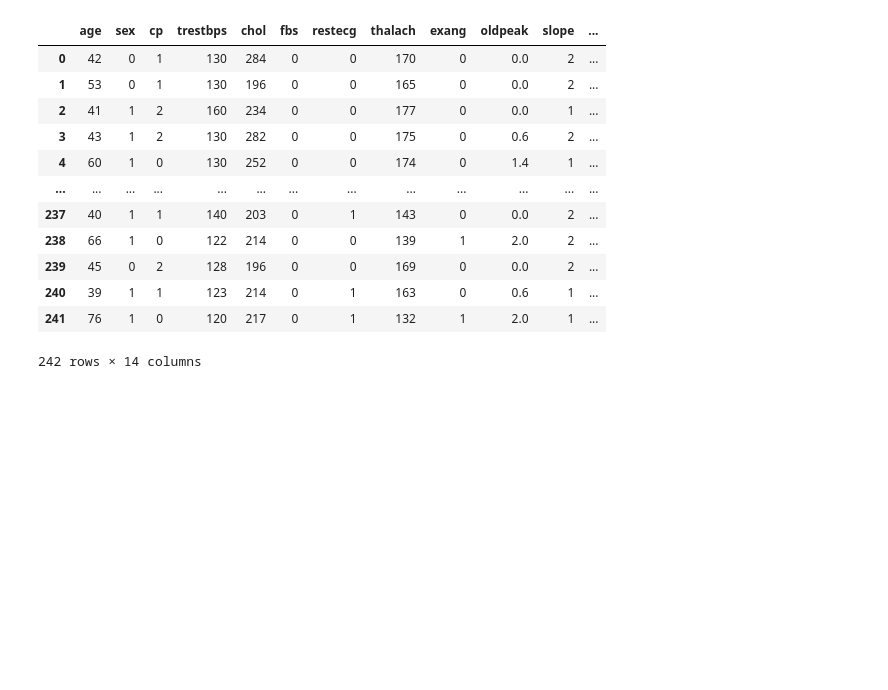
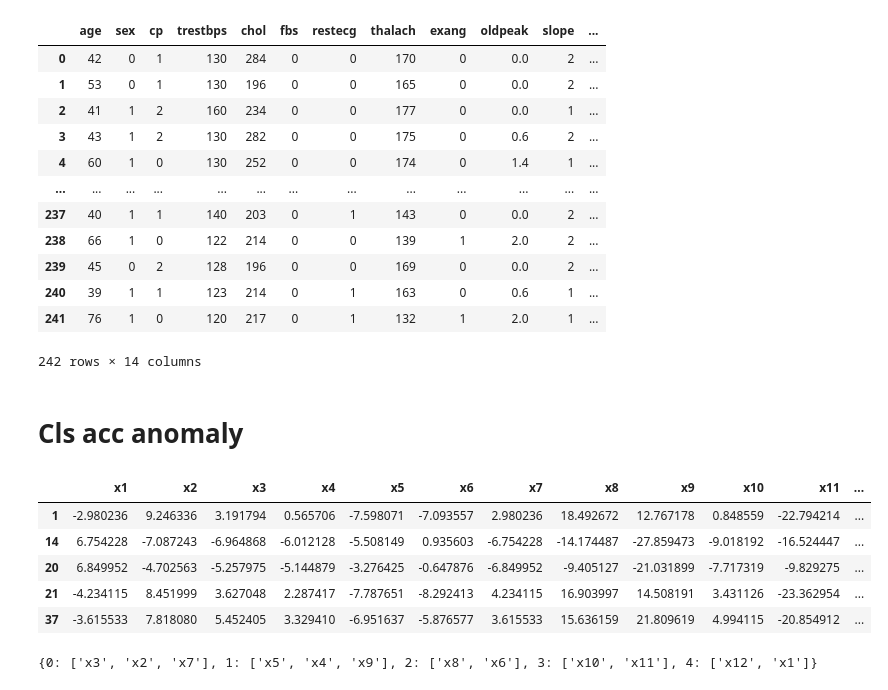
Before and after one commit to notna07/disjoint-synthetic-data-generation, a Jupyter notebook: 00_tutorial.ipynb, the cells around one changed output. Saved outputs shown, nothing was run; the diff lists cells and outputs as text; code cells hidden in the pictures; blank space fills up the shorter version.

```diff
--- a/00_tutorial.ipynb
+++ b/00_tutorial.ipynb
@@ -221,3 +225,62 @@ Predicted good joins fraction: 0.012345679012345678
 | 240 | 39 | 1 | 1 | 123 | 214 | 0 | 1 | 163 | 0 | 0.6 | 1 | ... |
 | 241 | 76 | 1 | 0 | 120 | 217 | 0 | 1 | 132 | 1 | 2.0 | 1 | ... |
 242 rows × 14 columns
+# %% [markdown]
+# Cls acc anomaly
+# %%
+import pandas as pd
+from sklearn.datasets import make_blobs
+
+X1 = make_blobs(n_samples=250, n_features=6, centers=3, random_state=42)[0]
+X1 = pd.DataFrame(X1, columns=['x1', 'x2', 'x3', 'x4', 'x5', 'x6'])
+
+X2 = X1.copy()
+X2 = X2.multiply([-1, 2, 4, 1.5, 3, 6], axis=1)
+X2.columns = ['x7', 'x8', 'x9', 'x10', 'x11', 'x12']
+
+df = pd.concat([X1, X2], axis=1).reset_index(drop=True)
+
+df_train = df.sample(frac=0.8, random_state=42)
+df_test = df.drop(df_train.index)
+df_test.head()
+# %% [output]
+|  | x1 | x2 | x3 | x4 | x5 | x6 | x7 | x8 | x9 | x10 | x11 | ... |
+| 1 | -2.980236 | 9.246336 | 3.191794 | 0.565706 | -7.598071 | -7.093557 | 2.980236 | 18.492672 | 12.767178 | 0.848559 | -22.794214 | ... |
+| 14 | 6.754228 | -7.087243 | -6.964868 | -6.012128 | -5.508149 | 0.935603 | -6.754228 | -14.174487 | -27.859473 | -9.018192 | -16.524447 | ... |
+| 20 | 6.849952 | -4.702563 | -5.257975 | -5.144879 | -3.276425 | -0.647876 | -6.849952 | -9.405127 | -21.031899 | -7.717319 | -9.829275 | ... |
+| 21 | -4.234115 | 8.451999 | 3.627048 | 2.287417 | -7.787651 | -8.292413 | 4.234115 | 16.903997 | 14.508191 | 3.431126 | -23.362954 | ... |
+| 37 | -3.615533 | 7.818080 | 5.452405 | 3.329410 | -6.951637 | -5.876577 | 3.615533 | 15.636159 | 21.809619 | 4.994115 | -20.854912 | ... |
+# %%
+import numpy as np
+import pandas as pd
+from itertools import cycle
+from sklearn.cluster import SpectralClustering
+
+def separate_into_buckets(data: pd.DataFrame, n_buckets: int):
+    corr_matrix = data.corr().abs()  # Absolute correlation matrix
+    np.fill_diagonal(corr_matrix.values, 0)  # Remove self-correlations
+
+    # Apply Spectral Clustering to separate correlated features
+    clustering = SpectralClustering(n_clusters=n_buckets, affinity='precomputed', assign_labels='kmeans', random_state=42)
+    labels = clustering.fit_predict(1 - corr_matrix)  # Convert correlation to distance
+
+    # Collect features by cluster
+    clusters = {}
+    for feature, cluster in zip(data.columns, labels):
+        clusters.setdefault(cluster, []).append(feature)
+
+    # Redistribute features into approximately equal-sized buckets
+    sorted_clusters = sorted(clusters.values(), key=len, reverse=True)
+    buckets = {i: [] for i in range(n_buckets)}
+    bucket_cycle = cycle(range(n_buckets))  # Cyclic iterator to distribute features
+
+    for cluster in sorted_clusters:
+        for feature in cluster:
+            buckets[next(bucket_cycle)].append(feature)
+
+    return buckets
+
+buckets = separate_into_buckets(df, 5)
+print(buckets)
+# %% [output]
+{0: ['x3', 'x2', 'x7'], 1: ['x5', 'x4', 'x9'], 2: ['x8', 'x6'], 3: ['x10', 'x11'], 4: ['x12', 'x1']}
```
Also changed, not shown: parts of 7 cells of this notebook, 4 other files.
